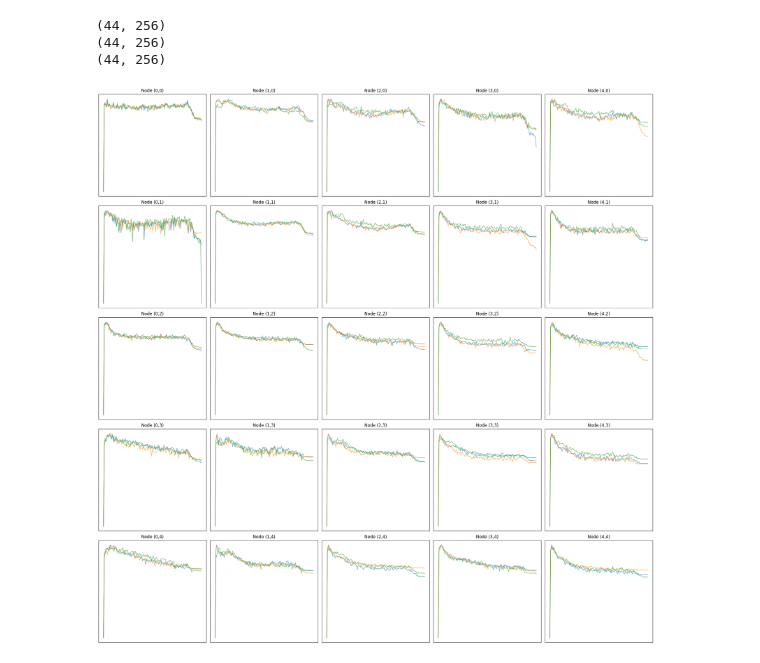
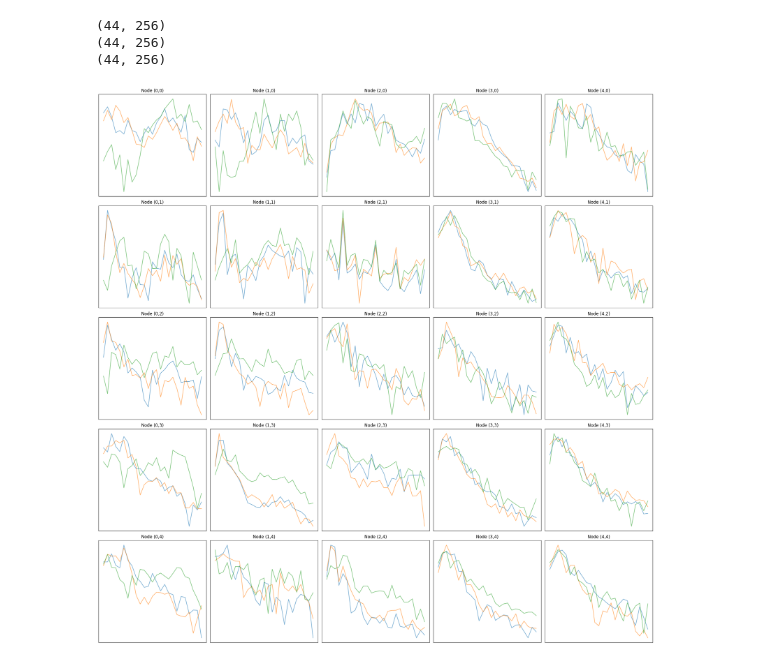
Before and after one commit to tarvinarora/Spectral-Clustering-Neural-Networks-SOM-, a Jupyter notebook: FFT_20.ipynb, the cells around one changed output. Cells and saved outputs as stored; diff of their text form; code cells hidden in the pictures.

```diff
--- a/FFT_20.ipynb
+++ b/FFT_20.ipynb
@@ -97,3 +79,34 @@ X = np.vstack(X)
+# %%
+# Choose a physically meaningful band
+fmin, fmax = 0.1, 20.0   # adjust based on your data
+
+freq_mask = (freqs >= fmin) & (freqs <= fmax)
+freqs_band = freqs[freq_mask]
+
+NS_spec_band = []
+EW_spec_band = []
+V_spec_band  = []
+
+for i in range(len(stations_trimmed)):
+    NS_spec_band.append(NS_spec[i][:, freq_mask])
+    EW_spec_band.append(EW_spec[i][:, freq_mask])
+    V_spec_band.append(V_spec[i][:, freq_mask])
+
+X = []
+meta = []
+
+for st_id in range(len(stations_trimmed)):
+    ns = NS_spec_band[st_id]
+    ew = EW_spec_band[st_id]
+    v  = V_spec_band[st_id]
+
+    combined = np.concatenate([ns, ew, v], axis=1)
+    X.append(combined)
+
+    for w in range(ns.shape[0]):
+        meta.append({"station": st_id, "window": w})
+
+X = np.vstack(X).astype(np.float64)
 # %%
 som_x = 5
 som_y = 5
@@ -141,9 +154,9 @@ def plot_node_spectra(som, data, freqs, som_x, som_y):
     plt.tight_layout()
     plt.show()
 # %%
-plot_node_spectra(som, X, freqs, som_x, som_y)
+plot_node_spectra(som, X, freqs_band, som_x, som_y)
 # %% [output]
-[figure, old version]
+[figure, new version]
 # %%
 import numpy as np
 
```
Also changed, not shown: parts of 9 cells of this notebook, 7 other files.
